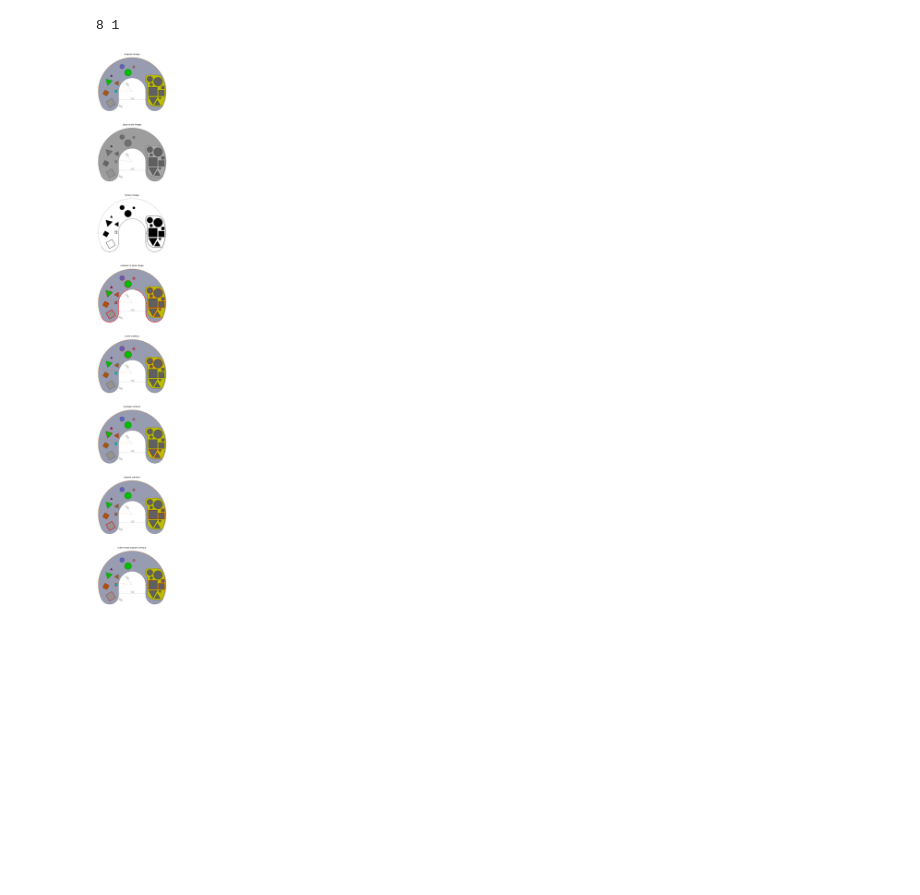
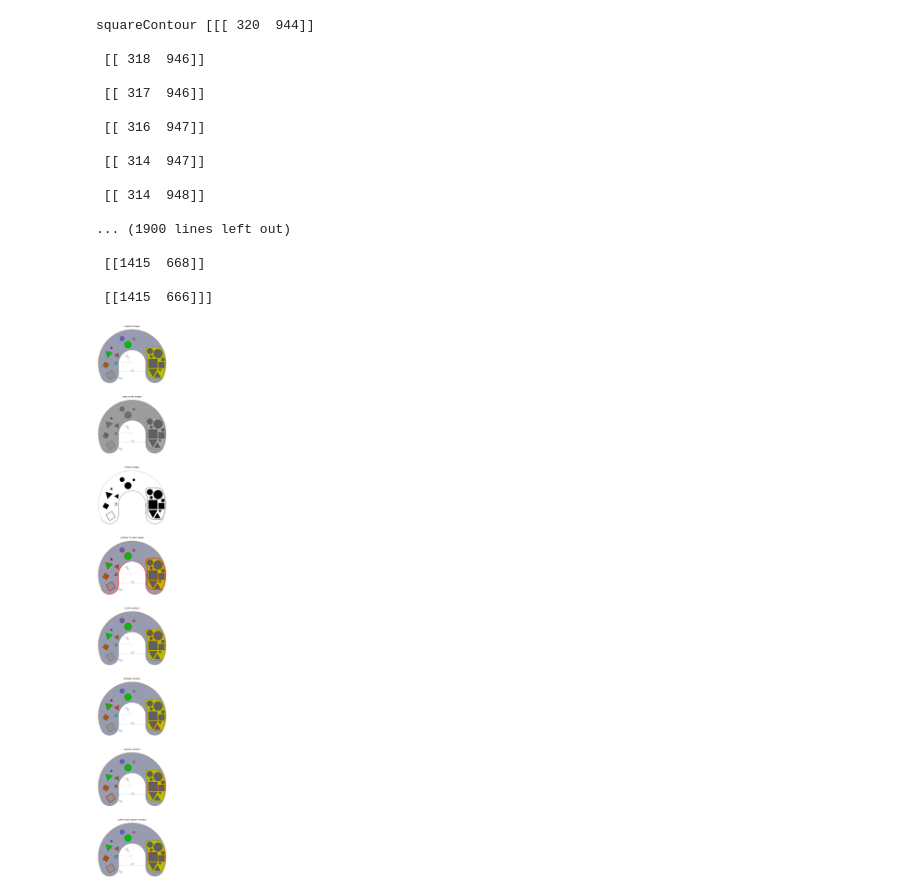
Before and after one commit to happymix555/module89_chat, a Jupyter notebook: module89_chat.ipynb, the cells around one changed output. Cells and saved outputs as stored; diff of their text form; code cells hidden in the pictures; blank space fills up the shorter version.

```diff
--- a/module89_chat.ipynb
+++ b/module89_chat.ipynb
@@ -263,11 +343,11 @@ _, binaryImage = cv2.threshold( grayScaleImage, 127, 255, cv2.THRESH_BINARY )
 # add binary image to figure
 imagePlotter.addImageToPlot( binaryImage, 'binary image' )
 
-# using a findContours() function
+# finding contours from binary image
 contourList, _ = cv2.findContours( binaryImage, cv2.RETR_LIST, cv2.CHAIN_APPROX_SIMPLE )
 
 # filter contour by area
-contourInAreaRangeList = filterContoursOnlyInAreaRange( contourList, 1000, 100000 )
+contourInAreaRangeList = filterContoursOnlyInAreaRange( contourList, 1000, 300000 )
 
 # copy original image to draw contour in area range
 originalImageForDrawContourInAreaRange = originalImage.copy()
@@ -329,32 +409,50 @@ imagePlotter.addImageToPlot( originalImageForDrawCircleContour, 'circle contour'
 # add original image with triangle contour
 imagePlotter.addImageToPlot( originalImageForDrawTriangleContour, 'triangle contour' )
 
 # add original image with square contour
 imagePlotter.addImageToPlot( originalImageForDrawSquareContour, 'square contour' )
 
 # outer most square contour storage
 outerMostSquareContourList = []
 
 # copy original image to draw outer most square contour
 originalImageForDrawOuterMostSquareContour = originalImage.copy()
 
 # loop each square contour
 for squareContour in squareContourList:
 
+	print( f'squareContour {squareContour}' )
+
 	# this is the outer most contour
 	if isOuterMostContour( squareContour, squareContourList ):
 
 		# store it
 		outerMostSquareContourList.append( squareContour )
 
 		# draw contour in image for outer most square contour
 		cv2.drawContours( originalImageForDrawOuterMostSquareContour, [ squareContour ], 0, (0, 0, 255), 3 )
 
 # add original image with outer most square contour to figure
 imagePlotter.addImageToPlot( originalImageForDrawOuterMostSquareContour, 'outer most square contour' )
 
 # show figure
 imagePlotter.plotAndShowAllImage()
 # %% [output]
-8 1
+squareContour [[[ 320  944]]
+
+ [[ 318  946]]
+
+ [[ 317  946]]
+
+ [[ 316  947]]
+
+ [[ 314  947]]
+
+ [[ 314  948]]
+
+... (1900 lines left out)
+
+ [[1415  668]]
+
+ [[1415  666]]]
-[figure, old version]
+[figure, new version]
```
Also changed, not shown: parts of 1 cell of this notebook.
